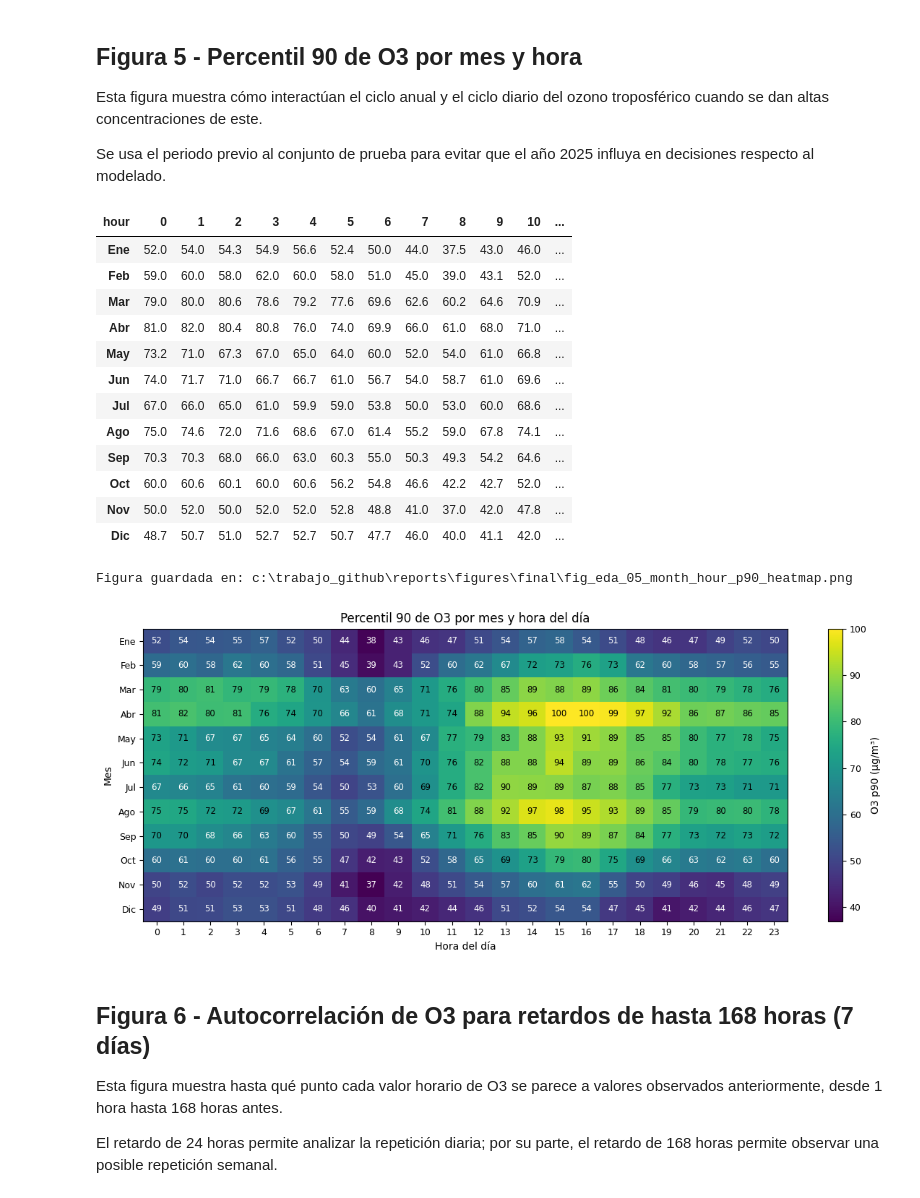
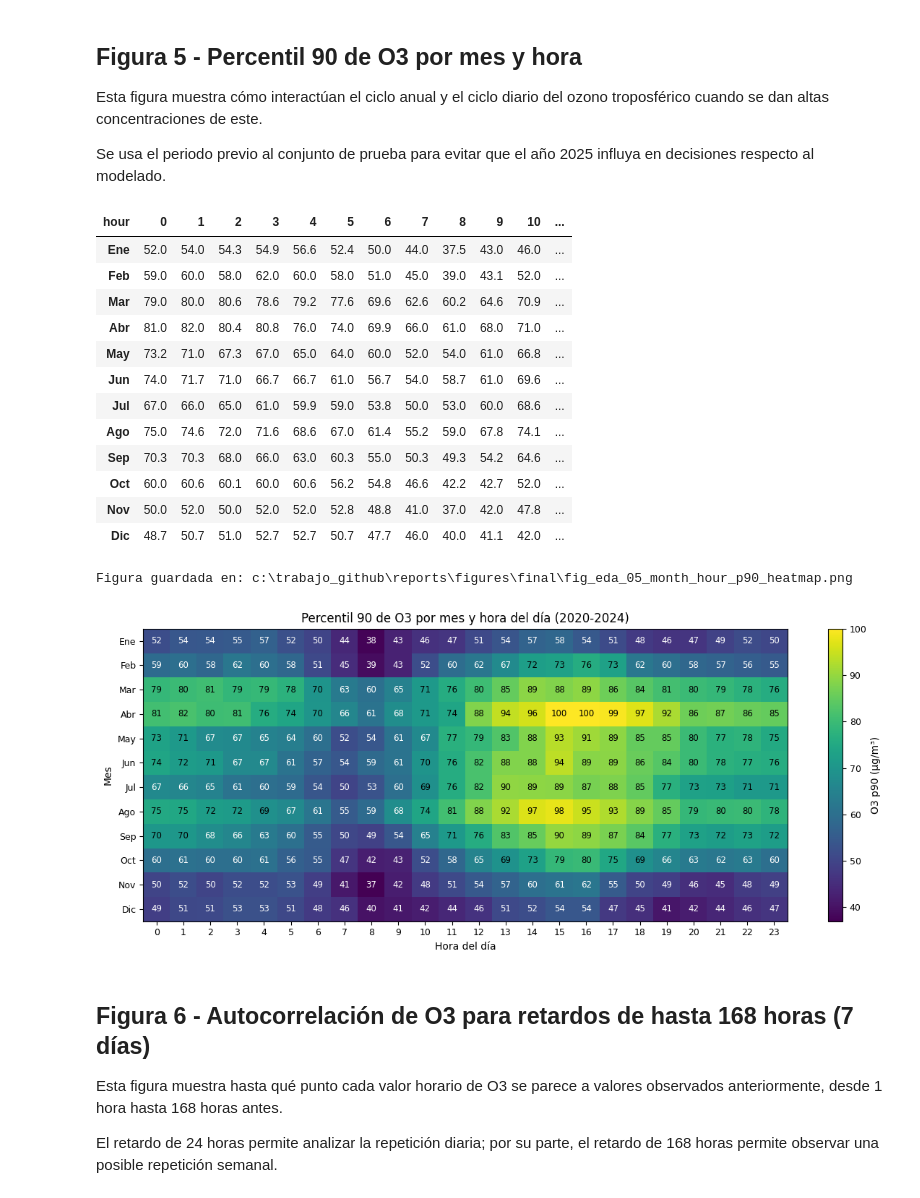
Before and after one commit to hipenation2142/trabajo, a Jupyter notebook: notebooks/01b_eda_final_figures.ipynb, the cells around one changed output. Cells and saved outputs as stored; diff of their text form; code cells hidden in the pictures.

```diff
--- a/notebooks/01b_eda_final_figures.ipynb
+++ b/notebooks/01b_eda_final_figures.ipynb
@@ -708,7 +708,7 @@ fig, ax = plt.subplots(figsize=(12, 5))
 
 image = ax.imshow(month_hour_p90.values, aspect="auto")
 
-ax.set_title("Percentil 90 de O3 por mes y hora del día")
+ax.set_title("Percentil 90 de O3 por mes y hora del día (2020-2024)")
 ax.set_xlabel("Hora del día")
 ax.set_ylabel("Mes")
 
@@ -734,34 +734,34 @@ for row_idx in range(month_hour_p90.shape[0]):
             f"{value:.0f}",
             ha="center",
             va="center",
             fontsize=8.5,
             color=text_color,
         )
 
 colorbar = fig.colorbar(image, ax=ax)
 colorbar.set_label("O3 p90 (µg/m³)")
 
 fig.tight_layout()
 
 save_final_figure(fig, "fig_eda_05_month_hour_p90_heatmap.png")
 
 plt.show()
 # %% [output]
 | hour | 0 | 1 | 2 | 3 | 4 | 5 | 6 | 7 | 8 | 9 | 10 | ... |
 | Ene | 52.0 | 54.0 | 54.3 | 54.9 | 56.6 | 52.4 | 50.0 | 44.0 | 37.5 | 43.0 | 46.0 | ... |
 | Feb | 59.0 | 60.0 | 58.0 | 62.0 | 60.0 | 58.0 | 51.0 | 45.0 | 39.0 | 43.1 | 52.0 | ... |
 | Mar | 79.0 | 80.0 | 80.6 | 78.6 | 79.2 | 77.6 | 69.6 | 62.6 | 60.2 | 64.6 | 70.9 | ... |
 | Abr | 81.0 | 82.0 | 80.4 | 80.8 | 76.0 | 74.0 | 69.9 | 66.0 | 61.0 | 68.0 | 71.0 | ... |
 | May | 73.2 | 71.0 | 67.3 | 67.0 | 65.0 | 64.0 | 60.0 | 52.0 | 54.0 | 61.0 | 66.8 | ... |
 | Jun | 74.0 | 71.7 | 71.0 | 66.7 | 66.7 | 61.0 | 56.7 | 54.0 | 58.7 | 61.0 | 69.6 | ... |
 | Jul | 67.0 | 66.0 | 65.0 | 61.0 | 59.9 | 59.0 | 53.8 | 50.0 | 53.0 | 60.0 | 68.6 | ... |
 | Ago | 75.0 | 74.6 | 72.0 | 71.6 | 68.6 | 67.0 | 61.4 | 55.2 | 59.0 | 67.8 | 74.1 | ... |
 | Sep | 70.3 | 70.3 | 68.0 | 66.0 | 63.0 | 60.3 | 55.0 | 50.3 | 49.3 | 54.2 | 64.6 | ... |
 | Oct | 60.0 | 60.6 | 60.1 | 60.0 | 60.6 | 56.2 | 54.8 | 46.6 | 42.2 | 42.7 | 52.0 | ... |
 | Nov | 50.0 | 52.0 | 50.0 | 52.0 | 52.0 | 52.8 | 48.8 | 41.0 | 37.0 | 42.0 | 47.8 | ... |
 | Dic | 48.7 | 50.7 | 51.0 | 52.7 | 52.7 | 50.7 | 47.7 | 46.0 | 40.0 | 41.1 | 42.0 | ... |
 Figura guardada en: c:\trabajo_github\reports\figures\final\fig_eda_05_month_hour_p90_heatmap.png
-[figure, old version]
+[figure, new version]
 # %% [markdown]
 ## Figura 6 - Autocorrelación de O3 para retardos de hasta 168 horas (7 días)
 
```
Also changed, not shown: parts of 4 cells of this notebook, 5 other files.
